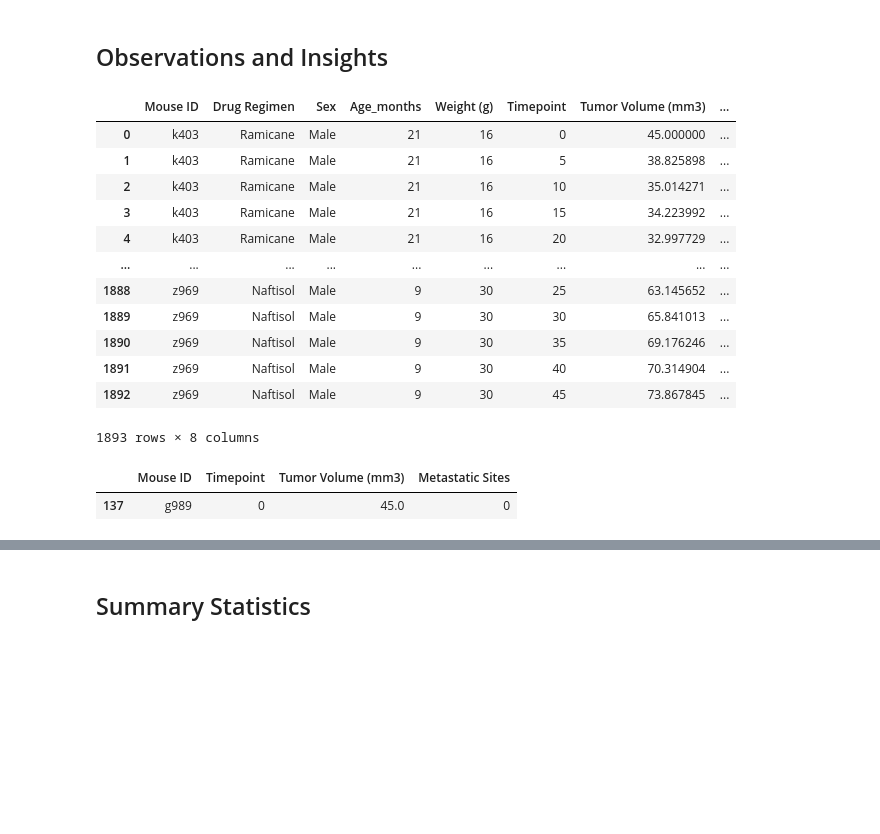
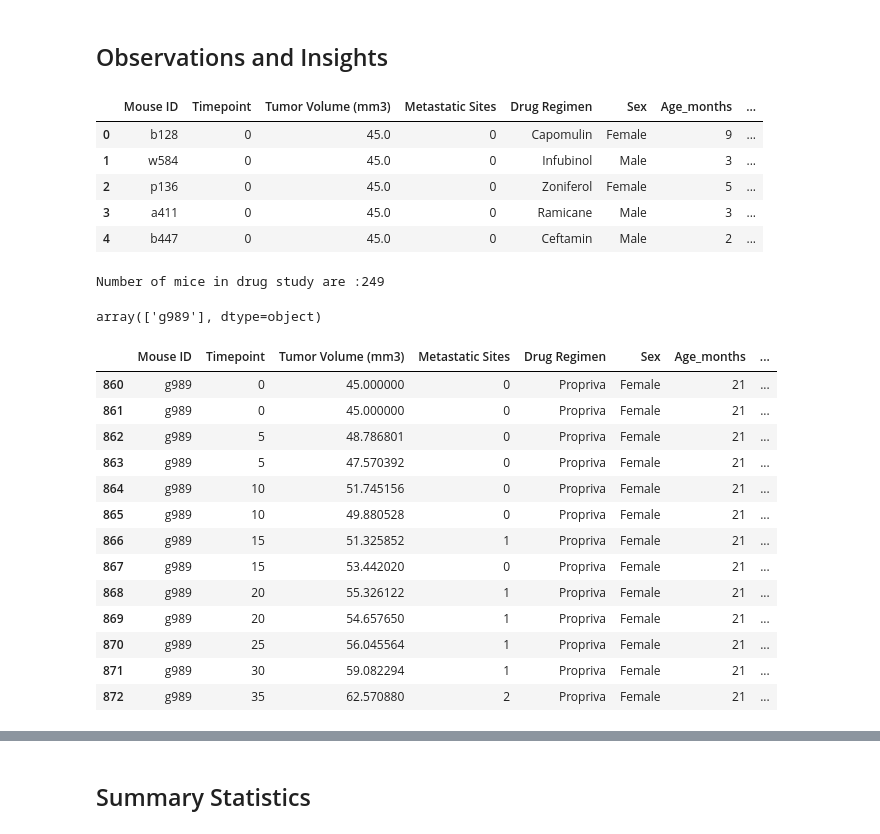
Before and after one commit to pparashar68/Matplotlib, a Jupyter notebook: Pymaceuticals/pymaceuticals.ipynb, the cells around one changed output, grey strips where cells are left out. Drawn from its saved outputs; the diff is of its cells as text; code cells hidden in the pictures; blank space fills up the shorter version.

```diff
--- a/Pymaceuticals/pymaceuticals.ipynb
+++ b/Pymaceuticals/pymaceuticals.ipynb
@@ -2,46 +2,62 @@
 ## Observations and Insights
 # %%
 # Dependencies and Setup
+%matplotlib inline
 import matplotlib.pyplot as plt
 import pandas as pd
 import scipy.stats as st
 
 # Study data files
 mouse_metadata_path = "data/Mouse_metadata.csv"
 study_results_path = "data/Study_results.csv"
 
 # Read the mouse data and the study results
 mouse_metadata = pd.read_csv(mouse_metadata_path)
 study_results = pd.read_csv(study_results_path)
 
 # Combine the data into a single dataset
-mouse_metadata.merge(study_results, on = 'Mouse ID', how = 'outer')
+drug_study_df = study_results.merge(mouse_metadata, on = 'Mouse ID', how = 'outer')
 
 # Display the data table for preview
+data_table_preview_df = drug_study_df.sort_values(["Timepoint"], ascending = (True)).reset_index()
+del data_table_preview_df['index']
+data_table_preview_df.head(5)
 # %% [output]
-|  | Mouse ID | Drug Regimen | Sex | Age_months | Weight (g) | Timepoint | Tumor Volume (mm3) | ... |
-| 0 | k403 | Ramicane | Male | 21 | 16 | 0 | 45.000000 | ... |
-| 1 | k403 | Ramicane | Male | 21 | 16 | 5 | 38.825898 | ... |
-| 2 | k403 | Ramicane | Male | 21 | 16 | 10 | 35.014271 | ... |
-| 3 | k403 | Ramicane | Male | 21 | 16 | 15 | 34.223992 | ... |
-| 4 | k403 | Ramicane | Male | 21 | 16 | 20 | 32.997729 | ... |
-| ... | ... | ... | ... | ... | ... | ... | ... | ... |
-| 1888 | z969 | Naftisol | Male | 9 | 30 | 25 | 63.145652 | ... |
-| 1889 | z969 | Naftisol | Male | 9 | 30 | 30 | 65.841013 | ... |
-| 1890 | z969 | Naftisol | Male | 9 | 30 | 35 | 69.176246 | ... |
-| 1891 | z969 | Naftisol | Male | 9 | 30 | 40 | 70.314904 | ... |
-| 1892 | z969 | Naftisol | Male | 9 | 30 | 45 | 73.867845 | ... |
+|  | Mouse ID | Timepoint | Tumor Volume (mm3) | Metastatic Sites | Drug Regimen | Sex | Age_months | ... |
+| 0 | b128 | 0 | 45.0 | 0 | Capomulin | Female | 9 | ... |
+| 1 | w584 | 0 | 45.0 | 0 | Infubinol | Male | 3 | ... |
+| 2 | p136 | 0 | 45.0 | 0 | Zoniferol | Female | 5 | ... |
+| 3 | a411 | 0 | 45.0 | 0 | Ramicane | Male | 3 | ... |
+| 4 | b447 | 0 | 45.0 | 0 | Ceftamin | Male | 2 | ... |
-1893 rows × 8 columns
 # %%
 # Checking the number of mice.
 number_of_mice = len(mouse_metadata["Mouse ID"])
+print(f'Number of mice in drug study are :{number_of_mice}')
+# %% [output]
+Number of mice in drug study are :249
 # %%
 # Getting the duplicate mice by ID number that shows up for Mouse ID and Timepoint.
-study_results.loc[study_results.duplicated(), :]
+duplicate_mice_id = drug_study_df.loc[drug_study_df.duplicated(subset=['Mouse ID', 'Timepoint',]),"Mouse ID"].unique()
+duplicate_mice_id
 # %% [output]
-|  | Mouse ID | Timepoint | Tumor Volume (mm3) | Metastatic Sites |
-| 137 | g989 | 0 | 45.0 | 0 |
+array(['g989'], dtype=object)
 # %%
 # Optional: Get all the data for the duplicate mouse ID.
+drug_study_df[drug_study_df['Mouse ID'].isin(duplicate_mice_id)==True]
+# %% [output]
+|  | Mouse ID | Timepoint | Tumor Volume (mm3) | Metastatic Sites | Drug Regimen | Sex | Age_months | ... |
+| 860 | g989 | 0 | 45.000000 | 0 | Propriva | Female | 21 | ... |
+| 861 | g989 | 0 | 45.000000 | 0 | Propriva | Female | 21 | ... |
+| 862 | g989 | 5 | 48.786801 | 0 | Propriva | Female | 21 | ... |
+| 863 | g989 | 5 | 47.570392 | 0 | Propriva | Female | 21 | ... |
+| 864 | g989 | 10 | 51.745156 | 0 | Propriva | Female | 21 | ... |
+| 865 | g989 | 10 | 49.880528 | 0 | Propriva | Female | 21 | ... |
+| 866 | g989 | 15 | 51.325852 | 1 | Propriva | Female | 21 | ... |
+| 867 | g989 | 15 | 53.442020 | 0 | Propriva | Female | 21 | ... |
+| 868 | g989 | 20 | 55.326122 | 1 | Propriva | Female | 21 | ... |
+| 869 | g989 | 20 | 54.657650 | 1 | Propriva | Female | 21 | ... |
+| 870 | g989 | 25 | 56.045564 | 1 | Propriva | Female | 21 | ... |
+| 871 | g989 | 30 | 59.082294 | 1 | Propriva | Female | 21 | ... |
+| 872 | g989 | 35 | 62.570880 | 2 | Propriva | Female | 21 | ... |
 # %%
 # Create a clean DataFrame by dropping the duplicate mouse by its ID.
```
Also changed, not shown: parts of 9 cells of this notebook.
